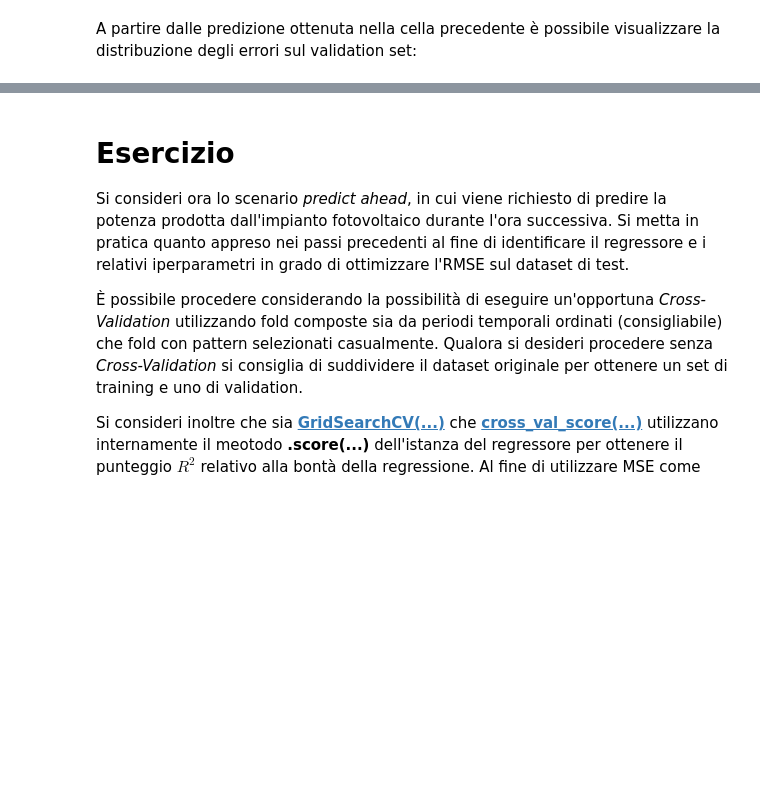
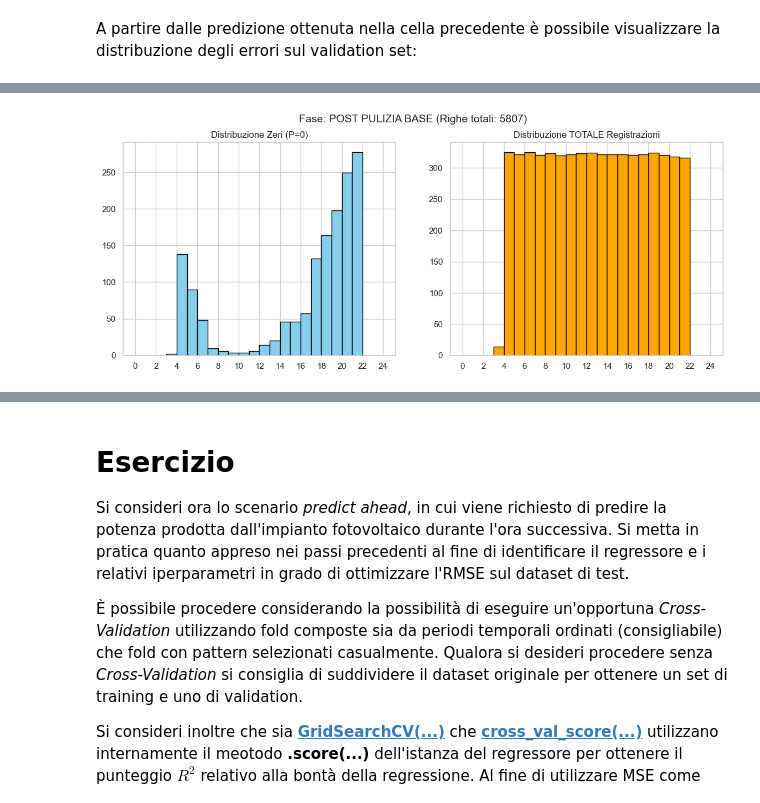
Before and after one commit to SamueleFerri/MachineLearning, a Jupyter notebook: 5 - Regressione/5 - Regressione.ipynb, the cells around one changed output, grey strips where cells are left out. Saved outputs shown, nothing was run; the diff lists cells and outputs as text; code cells hidden in the pictures; blank space fills up the shorter version.

```diff
--- a/5 - Regressione/5 - Regressione.ipynb
+++ b/5 - Regressione/5 - Regressione.ipynb
@@ -336,0 +461,88 @@ plt.show()
+# %%
+import seaborn as sns
+
+sns.set_theme(style="whitegrid")
+
+def plot_status(df, stage_name):
+    df_plot = df.dropna(subset=['P (kW)'])
+    if 'hour' not in df_plot.columns:
+         temp_hour = df_plot.index.hour if isinstance(df_plot.index, pd.DatetimeIndex) else df_plot['Datetime'].dt.hour
+    else:
+        temp_hour = df_plot['hour']
+
+    fig, axes = plt.subplots(1, 2, figsize=(14, 5))
+    fig.suptitle(f'Fase: {stage_name} (Righe totali: {len(df)})', fontsize=14)
+
+    zeros = df_plot[df_plot['P (kW)'] == 0]
+    if len(zeros) > 0:
+        zeros_hour = temp_hour[zeros.index] if isinstance(df_plot.index, pd.DatetimeIndex) else df_plot.loc[zeros.index, 'hour']
+        axes[0].hist(zeros_hour, bins=24, range=(0, 24), color='skyblue', edgecolor='black', align='mid')
+        axes[0].set_title('Distribuzione Zeri (P=0)')
+        axes[0].set_xticks(range(0, 25, 2))
+
+    axes[1].hist(temp_hour, bins=24, range=(0, 24), color='orange', edgecolor='black', align='mid')
+    axes[1].set_title('Distribuzione TOTALE Registrazioni')
+    axes[1].set_xticks(range(0, 25, 2))
+    plt.show()
+
+df = pd.read_csv('./DBs/SolarPark/train.txt')
+df['Datetime'] = pd.to_datetime(df['Date'], format='%m/%d/%y %I:%M %p')
+df['hour'] = df['Datetime'].dt.hour
+
+df = df.sort_values('Datetime').drop_duplicates(subset='Datetime', keep='first')
+df = df.dropna()
+df = df[df['P (kW)'] >= 0]
+df = df.drop(df[(df['I3 (W/m2)'] > 10) & (df['P (kW)'] == 0)].index)
+
+plot_status(df, "POST PULIZIA BASE")
+
+
+day_hours = list(range(6, 21))
+day_counts = df[df['hour'].isin(day_hours)]['hour'].value_counts()
+TARGET_COUNT = int(day_counts.mean())
+
+new_rows = []
+NIGHT_HOURS = [22, 23, 0, 1, 2, 3, 4]
+unique_days = df['Datetime'].dt.normalize().unique()
+
+df_temp = df.set_index('Datetime')
+df_temp = df_temp[~df_temp.index.duplicated(keep='first')]
+full_idx_temp = pd.date_range(start=df_temp.index.min(), end=df_temp.index.max(), freq='h')
+
+df_interp_ref = df_temp[['Ta (C)', 'Tm (C)']].reindex(full_idx_temp).interpolate(method='time')
+
+for hour in NIGHT_HOURS:
+    current_count = len(df[df['hour'] == hour])
+    missing_count = TARGET_COUNT - current_count
+
+    if missing_count > 0:
+        existing_days_for_hour = df[df['hour'] == hour]['Datetime'].dt.normalize().unique()
+        available_days = np.setdiff1d(unique_days, existing_days_for_hour)
+        days_to_fill = available_days[:missing_count]
+
+        for day in days_to_fill:
+            new_dt = day + pd.Timedelta(hours=hour)
+            ta_val = df_interp_ref.loc[new_dt]['Ta (C)'] if new_dt in df_interp_ref.index else 0
+            tm_val = df_interp_ref.loc[new_dt]['Tm (C)'] if new_dt in df_interp_ref.index else 0
+
+            new_rows.append({
+                'Date': new_dt.strftime('%m/%d/%y %I:%M %p'),
+                'Datetime': new_dt,
+                'hour': hour,
+                'Ta (C)': ta_val,
+                'Tm (C)': tm_val,
+                'I3 (W/m2)': 0.0,
+                'I15 (W/m2)': 0.0,
+                'P (kW)': 0.0,
+                'Time Frame': hour + 1
+            })
+
+if new_rows:
+    df_new = pd.DataFrame(new_rows)
+    df_final = pd.concat([df, df_new], ignore_index=True).sort_values('Datetime').reset_index(drop=True)
+else:
+    df_final = df.copy()
+
+plot_status(df_final, "FINALE (Notte bilanciata sulla media diurna)")
+# %% [output]
+[figure, added]
```
Also changed, not shown: parts of 20 cells of this notebook.
